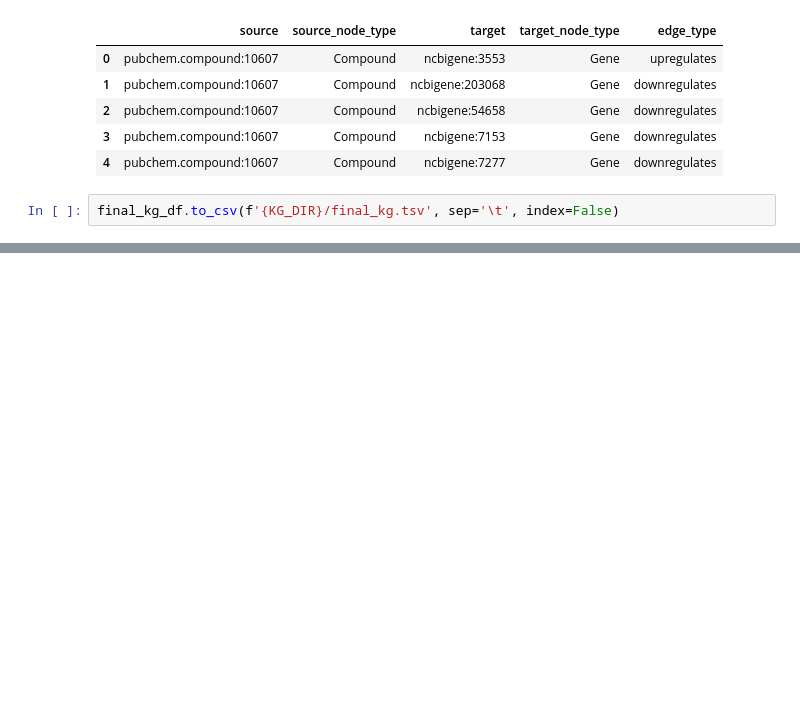
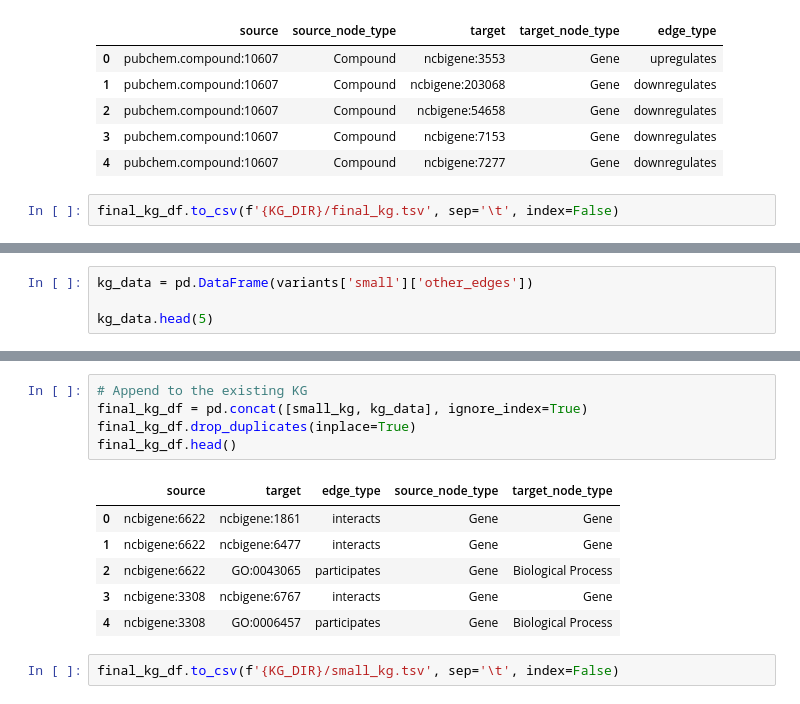
Before and after one commit to laurendelong21/MoA-Net, a Jupyter notebook: notebooks/2_validation_moas.ipynb, the cells around one changed output, grey strips where cells are left out. Drawn from its saved outputs; the diff is of its cells as text; blank space fills up the shorter version.

```diff
--- a/notebooks/2_validation_moas.ipynb
+++ b/notebooks/2_validation_moas.ipynb
@@ -335,0 +426,4 @@ final_kg_df.to_csv(f'{KG_DIR}/final_kg.tsv', sep='\t', index=False)
+# %%
+kg_data = pd.DataFrame(variants['small']['other_edges'])
+
+kg_data.head(5)
@@ -335,0 +437,14 @@ final_kg_df.to_csv(f'{KG_DIR}/final_kg.tsv', sep='\t', index=False)
+# %%
+# Append to the existing KG
+final_kg_df = pd.concat([small_kg, kg_data], ignore_index=True)
+final_kg_df.drop_duplicates(inplace=True)
+final_kg_df.head()
+# %% [output]
+|  | source | target | edge_type | source_node_type | target_node_type |
+| 0 | ncbigene:6622 | ncbigene:1861 | interacts | Gene | Gene |
+| 1 | ncbigene:6622 | ncbigene:6477 | interacts | Gene | Gene |
+| 2 | ncbigene:6622 | GO:0043065 | participates | Gene | Biological Process |
+| 3 | ncbigene:3308 | ncbigene:6767 | interacts | Gene | Gene |
+| 4 | ncbigene:3308 | GO:0006457 | participates | Gene | Biological Process |
+# %%
+final_kg_df.to_csv(f'{KG_DIR}/small_kg.tsv', sep='\t', index=False)
```
Also changed, not shown: parts of 39 cells of this notebook, 1 other file.
